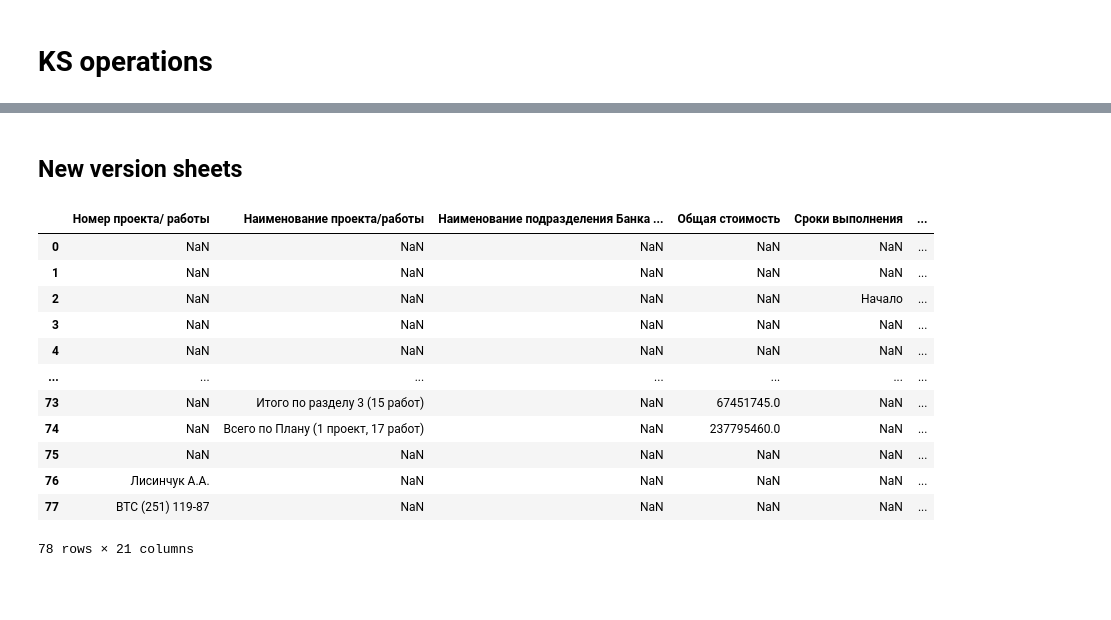
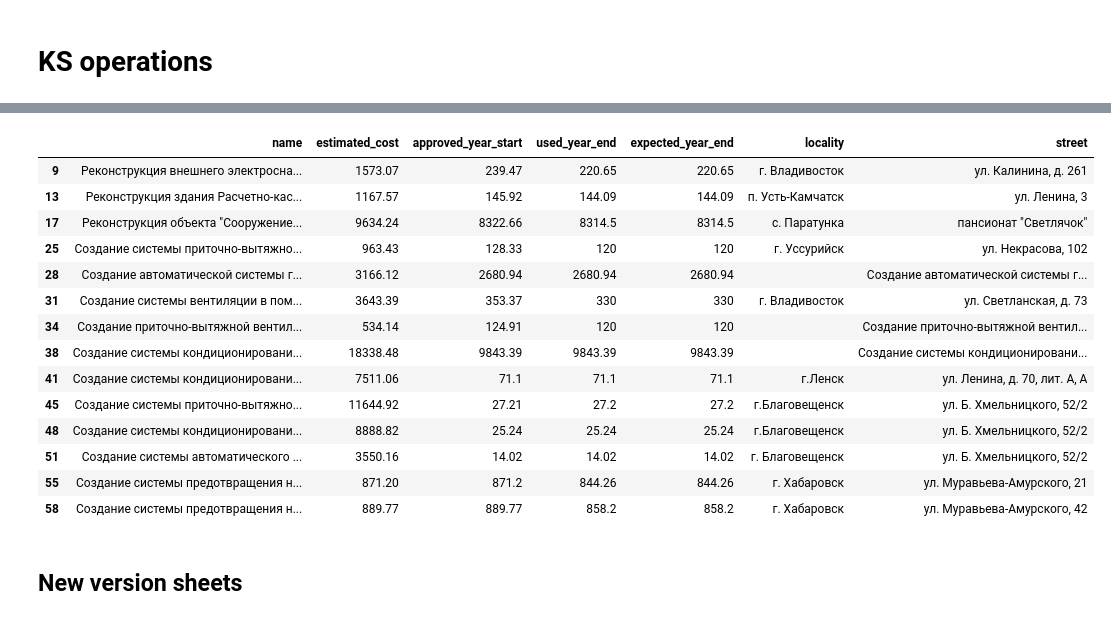
Before and after one commit to 999rse/noa_cb_intern, a Jupyter notebook: kc_tr_kr_operating.ipynb, the cells around one changed output, grey strips where cells are left out. Saved outputs shown, nothing was run; the diff lists cells and outputs as text; code cells hidden in the pictures; blank space fills up the shorter version.

```diff
--- a/kc_tr_kr_operating.ipynb
+++ b/kc_tr_kr_operating.ipynb
@@ -347,19 +313,21 @@ See the caveats in the documentation: https://pandas.pydata.org/pandas-docs/stab
+# %%
+# 2018
+results_KS[2]
+# %% [output]
+|  | name | estimated_cost | approved_year_start | used_year_end | expected_year_end | locality | street |
+| 9 | Реконструкция внешнего электросна... | 1573.07 | 239.47 | 220.65 | 220.65 | г. Владивосток | ул. Калинина, д. 261 |
+| 13 | Реконструкция здания Расчетно-кас... | 1167.57 | 145.92 | 144.09 | 144.09 | п. Усть-Камчатск | ул. Ленина, 3 |
+| 17 | Реконструкция объекта "Сооружение... | 9634.24 | 8322.66 | 8314.5 | 8314.5 | с. Паратунка | пансионат "Светлячок" |
+| 25 | Создание системы приточно-вытяжно... | 963.43 | 128.33 | 120 | 120 | г. Уссурийск | ул. Некрасова, 102 |
+| 28 | Создание автоматической системы г... | 3166.12 | 2680.94 | 2680.94 | 2680.94 |  | Создание автоматической системы г... |
+| 31 | Создание системы вентиляции в пом... | 3643.39 | 353.37 | 330 | 330 | г. Владивосток | ул. Светланская, д. 73 |
+| 34 | Создание приточно-вытяжной вентил... | 534.14 | 124.91 | 120 | 120 |  | Создание приточно-вытяжной вентил... |
+| 38 | Создание системы кондиционировани... | 18338.48 | 9843.39 | 9843.39 | 9843.39 |  | Создание системы кондиционировани... |
+| 41 | Создание системы кондиционировани... | 7511.06 | 71.1 | 71.1 | 71.1 | г.Ленск | ул. Ленина, д. 70, лит. А, А |
+| 45 | Создание системы приточно-вытяжно... | 11644.92 | 27.21 | 27.2 | 27.2 | г.Благовещенск | ул. Б. Хмельницкого, 52/2 |
+| 48 | Создание системы кондиционировани... | 8888.82 | 25.24 | 25.24 | 25.24 | г.Благовещенск | ул. Б. Хмельницкого, 52/2 |
+| 51 | Создание системы автоматического ... | 3550.16 | 14.02 | 14.02 | 14.02 | г. Благовещенск | ул. Б. Хмельницкого, 52/2 |
+| 55 | Создание системы предотвращения н... | 871.20 | 871.2 | 844.26 | 844.26 | г. Хабаровск | ул. Муравьева-Амурского, 21 |
+| 58 | Создание системы предотвращения н... | 889.77 | 889.77 | 858.2 | 858.2 | г. Хабаровск | ул. Муравьева-Амурского, 42 |
 # %% [markdown]
 ## New version sheets
-# %%
-filexlsx = pd.read_excel("train_data/KC_TR_KR/KS on 01.01.2020.xlsx", skiprows=7)
-filexlsx
-# %% [output]
-|  | Номер проекта/ работы | Наименование проекта/работы | Наименование подразделения Банка ... | Общая стоимость | Сроки выполнения | ... |
-| 0 | NaN | NaN | NaN | NaN | NaN | ... |
-| 1 | NaN | NaN | NaN | NaN | NaN | ... |
-| 2 | NaN | NaN | NaN | NaN | Начало | ... |
-| 3 | NaN | NaN | NaN | NaN | NaN | ... |
-| 4 | NaN | NaN | NaN | NaN | NaN | ... |
-| ... | ... | ... | ... | ... | ... | ... |
-| 73 | NaN | Итого по разделу 3 (15 работ) | NaN | 67451745.0 | NaN | ... |
-| 74 | NaN | Всего по Плану (1 проект, 17 работ) | NaN | 237795460.0 | NaN | ... |
-| 75 | NaN | NaN | NaN | NaN | NaN | ... |
-| 76 | Лисинчук А.А. | NaN | NaN | NaN | NaN | ... |
-| 77 | ВТС (251) 119-87 | NaN | NaN | NaN | NaN | ... |
-78 rows × 21 columns
```
Also changed, not shown: parts of 17 cells of this notebook.
